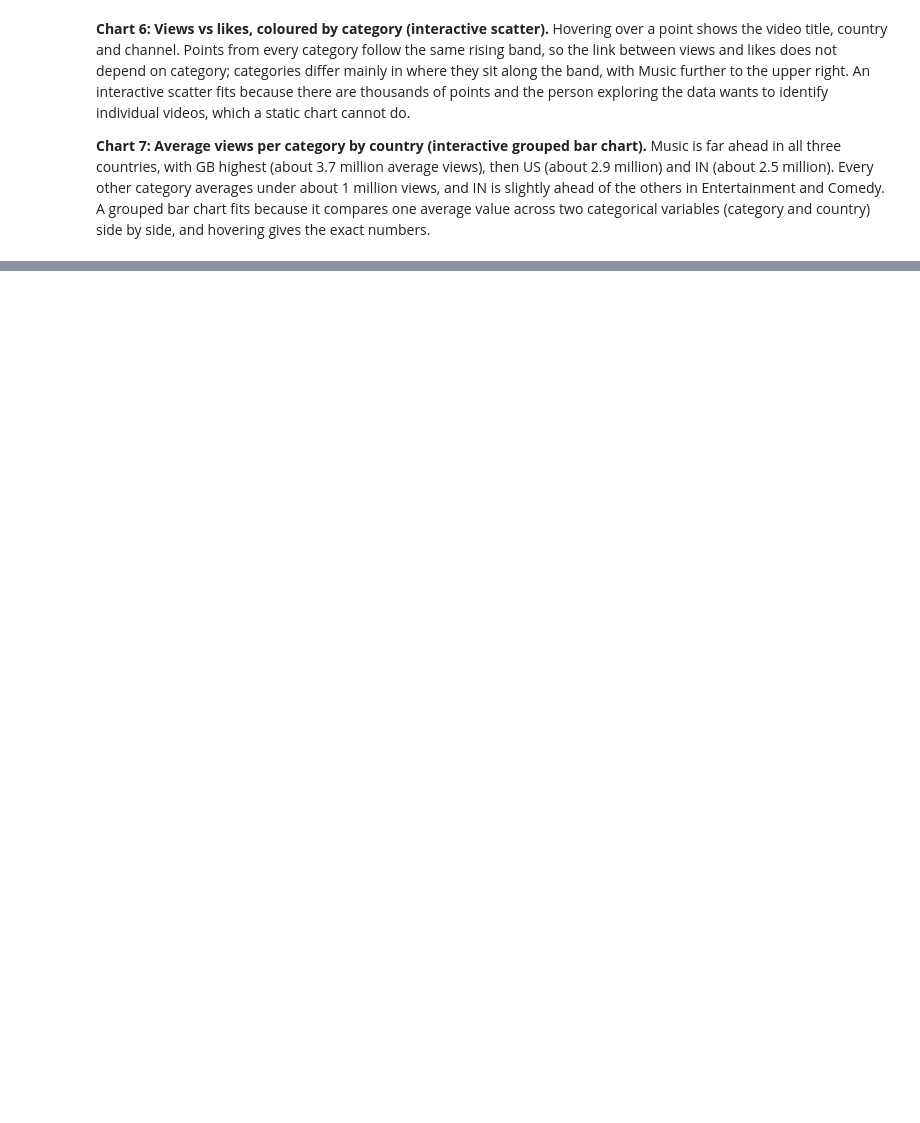
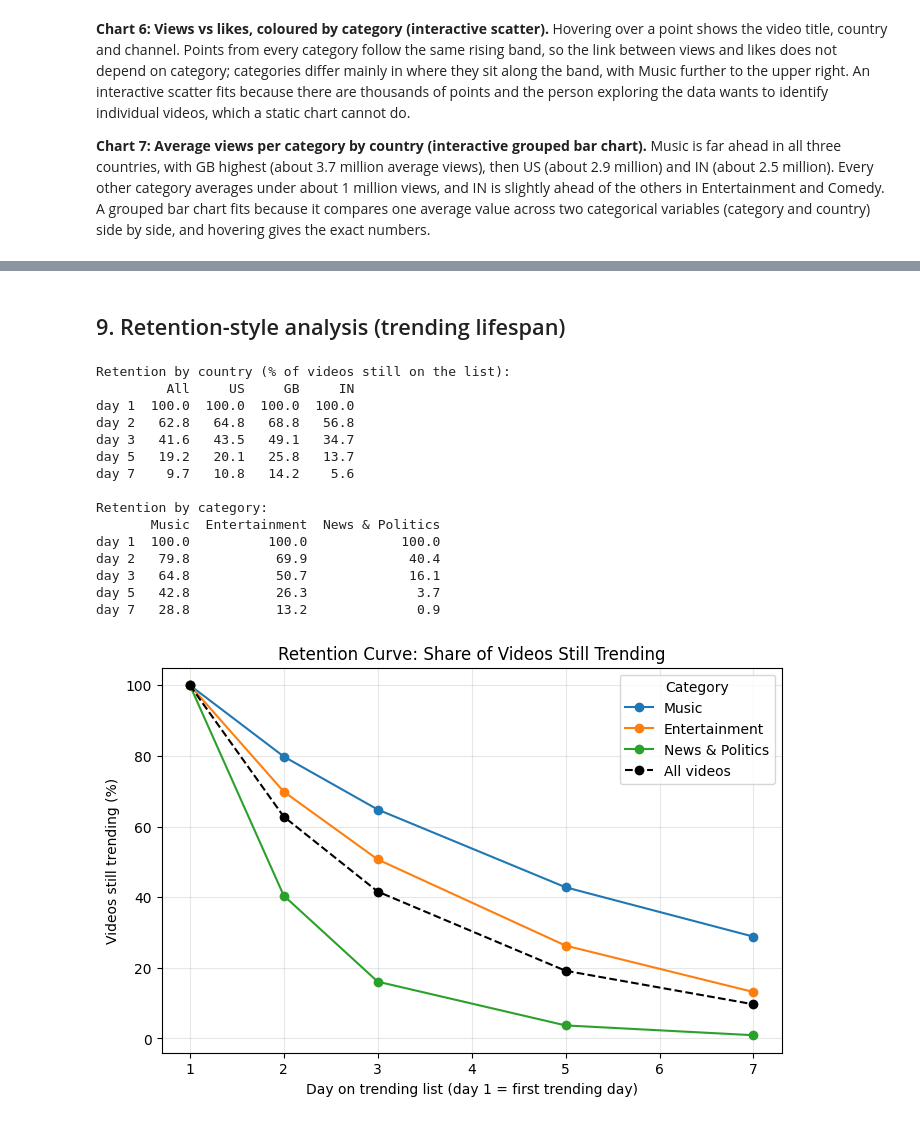
Before and after one commit to Lingadarini/trendpulse, a Jupyter notebook: part3_visualization_eda/part3_visualization_eda.ipynb, the cells around one changed output, grey strips where cells are left out. Drawn from its saved outputs; the diff is of its cells as text; code cells hidden in the pictures; blank space fills up the shorter version.

```diff
--- a/part3_visualization_eda/part3_visualization_eda.ipynb
+++ b/part3_visualization_eda/part3_visualization_eda.ipynb
@@ -219,0 +403,61 @@ fig2.show()
+# %% [markdown]
+## 9. Retention-style analysis (trending lifespan)
+# %%
+# Per country + video: the set of days (day 1 = first trending day)
+first_day = df.groupby(["country", "video_id"])["trending_dt"].transform("min")
+df["day_number"] = (df["trending_dt"] - first_day).dt.days + 1
+
+# Unique videos per country and category
+video_info = df.drop_duplicates(["country", "video_id"])[["country", "video_id", "category_name"]]
+days_seen = df.groupby(["country", "video_id"])["day_number"].apply(set).reset_index(name="days")
+vids = video_info.merge(days_seen, on=["country", "video_id"])
+
+check_days = [1, 2, 3, 5, 7]
+
+def retention(frame):
+    n = len(frame)
+    return [sum(d in days for days in frame["days"]) / n * 100 for d in check_days]
+
+# Overall and by country
+result = {"All": retention(vids)}
+for c in COUNTRIES:
+    result[c] = retention(vids[vids["country"] == c])
+ret_country = pd.DataFrame(result, index=[f"day {d}" for d in check_days]).round(1)
+print("Retention by country (% of videos still on the list):")
+print(ret_country)
+
+# Compare categories (Music vs News & Politics)
+cats = ["Music", "Entertainment", "News & Politics"]
+ret_cat = pd.DataFrame({c: retention(vids[vids["category_name"] == c]) for c in cats},
+                       index=[f"day {d}" for d in check_days]).round(1)
+print("\nRetention by category:")
+print(ret_cat)
+
+# Retention curve
+plt.figure(figsize=(8, 5))
+for c in cats:
+    plt.plot(check_days, retention(vids[vids["category_name"] == c]), marker="o", label=c)
+plt.plot(check_days, retention(vids), marker="o", linestyle="--", color="black", label="All videos")
+plt.title("Retention Curve: Share of Videos Still Trending")
+plt.xlabel("Day on trending list (day 1 = first trending day)")
+plt.ylabel("Videos still trending (%)")
+plt.legend(title="Category")
+plt.grid(alpha=0.3)
+plt.show()
+# %% [output]
+Retention by country (% of videos still on the list):
+         All     US     GB     IN
+day 1  100.0  100.0  100.0  100.0
+day 2   62.8   64.8   68.8   56.8
+day 3   41.6   43.5   49.1   34.7
+day 5   19.2   20.1   25.8   13.7
+day 7    9.7   10.8   14.2    5.6
+
+Retention by category:
+       Music  Entertainment  News & Politics
+day 1  100.0          100.0            100.0
+day 2   79.8           69.9             40.4
+day 3   64.8           50.7             16.1
+day 5   42.8           26.3              3.7
+day 7   28.8           13.2              0.9
+[figure, added]
```
Also changed, not shown: parts of 19 cells of this notebook.
